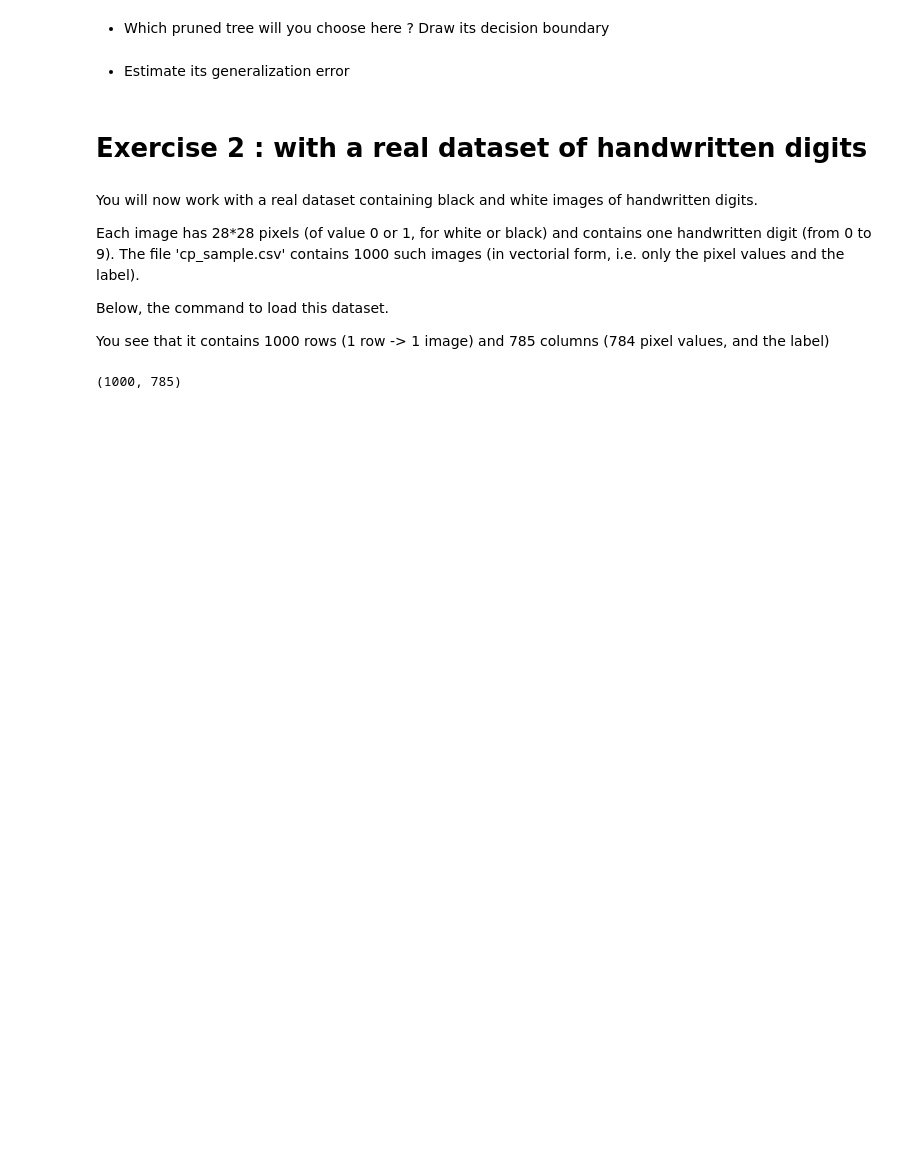
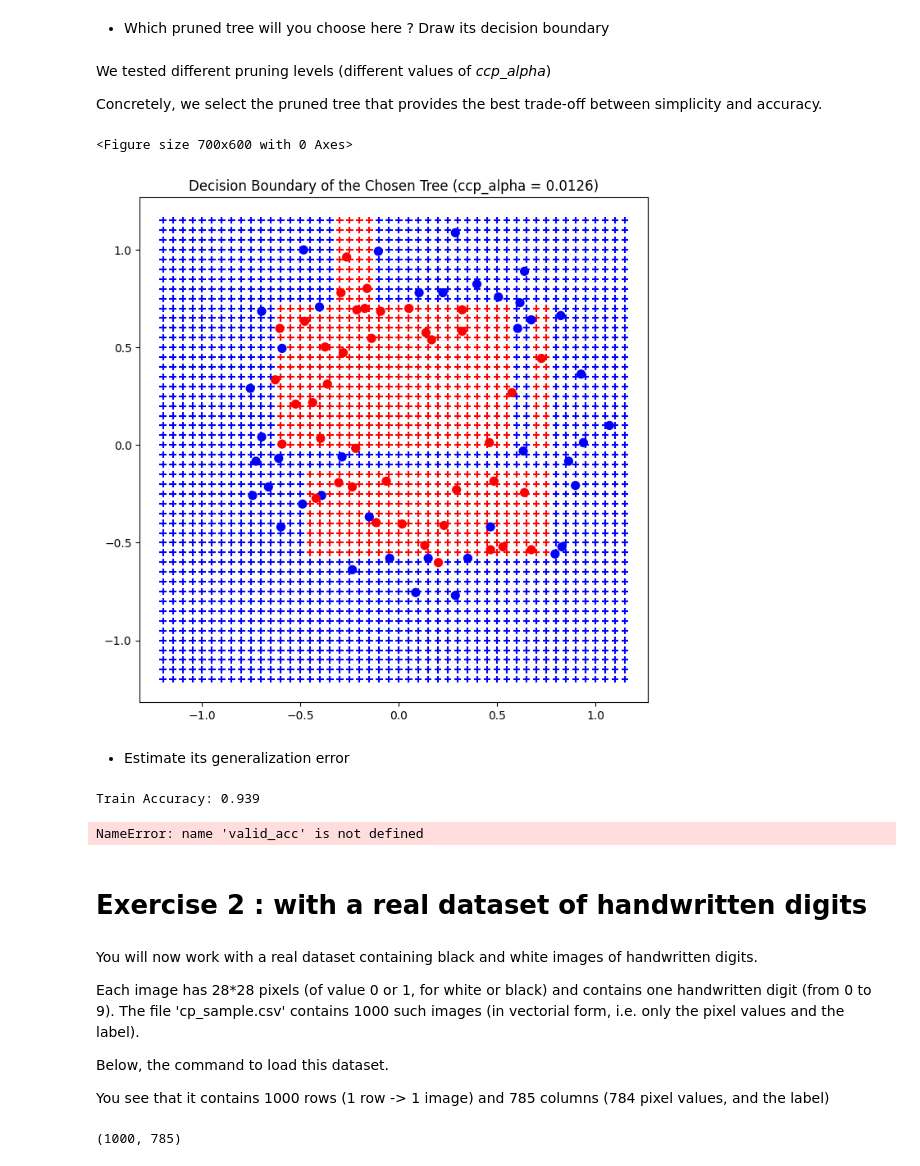
Before and after one commit to JoseRuiz01/MachineLearningLabs, a Jupyter notebook: TP_2_Decision_Tree.ipynb, the cells around one changed output. Cells and saved outputs as stored; diff of their text form; code cells hidden in the pictures; blank space fills up the shorter version.

```diff
--- a/TP_2_Decision_Tree.ipynb
+++ b/TP_2_Decision_Tree.ipynb
@@ -270,7 +342,43 @@ plt.show()
 # %% [markdown]
 - Which pruned tree will you choose here ? Draw its decision boundary
+# %% [markdown]
+We tested different pruning levels (different values of *ccp_alpha*)
+
+Concretely, we select the pruned tree that provides the best trade-off between simplicity and accuracy.
+# %%
+# In this case, we choose alpha = path.ccp_alphas[4]
+dt_pruned = tree.DecisionTreeClassifier(ccp_alpha=path.ccp_alphas[4], random_state=42)
+dt_pruned.fit(data_train.iloc[:, :2], data_train.Y)
+
+# Draw the decision boundary of the chosen pruned tree
+plt.figure(figsize=(7, 6))
+draw_boundary_tree(dt_pruned, data_train, -1.2, 1.2, -1.2, 1.2)
+plt.title(f"Decision Boundary of the Chosen Tree (ccp_alpha = {path.ccp_alphas[4]:.4f})")
+plt.show()
+# %% [output]
+<Figure size 700x600 with 0 Axes>
+[figure, added]
 # %% [markdown]
 - Estimate its generalization error
+# %%
+# Predict on the test set
+dt_pruned.fit(data_train.iloc[:, 0:2], data_train.Y)
+
+# Compute accuracy
+train_acc = dt_pruned.score(data_train.iloc[:, 0:2], data_train.Y)
+val_acc = dt_pruned.score(data_valid.iloc[:, 0:2], data_valid.Y)
+test_acc = dt_pruned.score(data_test.iloc[:, 0:2], data_test.Y)
+
+# Compute accuracy and error
+gen_error = 1 - test_acc
+
+print(f"Train Accuracy: {train_acc:.3f}")
+print(f"Validation Accuracy: {val_acc:.3f}")
+print(f"Test Accuracy: {test_acc:.3f}")
+print(f"Estimated Generalization Error: {gen_error:.3f}")
+# %% [output]
+Train Accuracy: 0.939
+NameError: name 'valid_acc' is not defined
 # %% [markdown]
 # Exercise 2 : with a real dataset of handwritten digits
 # %% [markdown]
```
Also changed, not shown: parts of 22 cells of this notebook, 1 other file.
